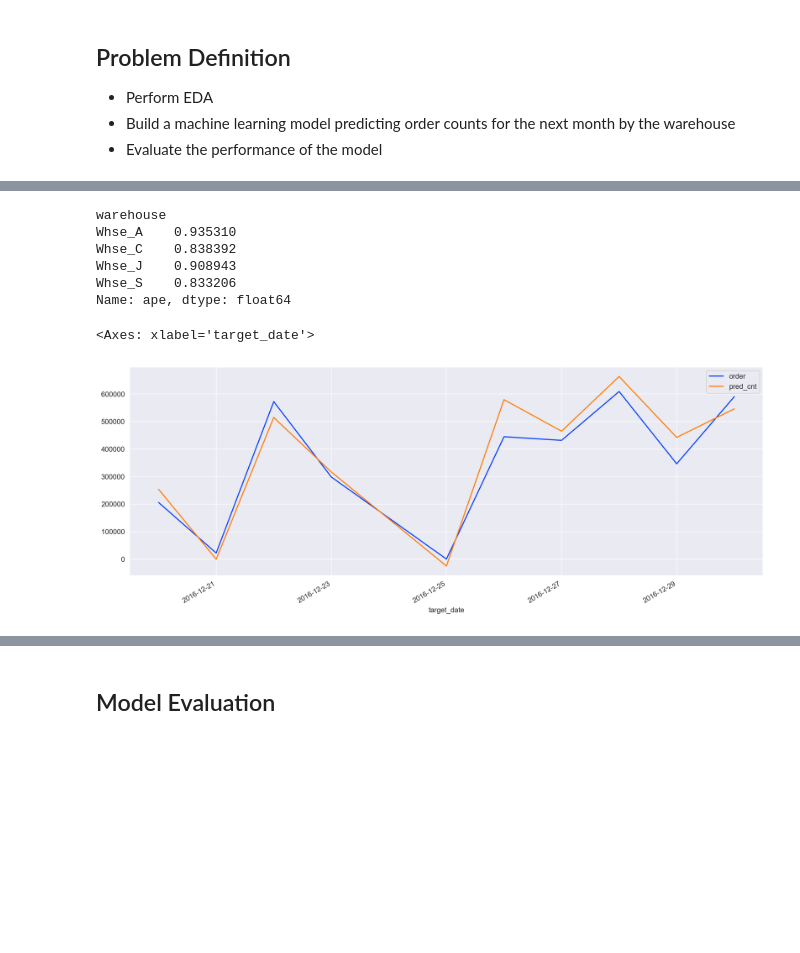
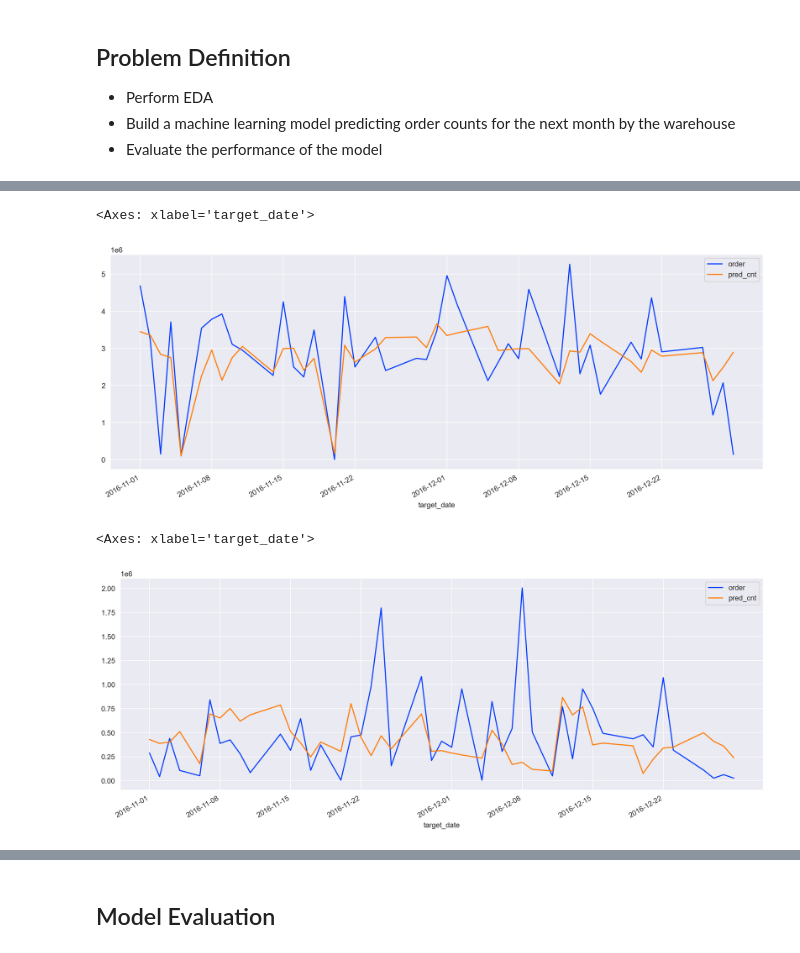
Before and after one commit to songhunhwa1/DS_demand_forecast, a Jupyter notebook: Forecast_Product_Demand/Modeling.ipynb, the cells around one changed output, grey strips where cells are left out. Saved outputs shown, nothing was run; the diff lists cells and outputs as text; code cells hidden in the pictures; blank space fills up the shorter version.

```diff
--- a/Forecast_Product_Demand/Modeling.ipynb
+++ b/Forecast_Product_Demand/Modeling.ipynb
@@ -245,4 +309,3 @@ SyntaxError: expected 'except' or 'finally' block (986440355.py, line 171)
 # %%
-self = OrderPredictByCenter()
-pred_res = self.process()
+df, pred_res = self.process()
 # %% [output]
@@ -269,14 +318,10 @@ pred_res
-# %%
-pred_res.groupby("warehouse").ape.median()
-# %% [output]
-warehouse
-Whse_A    0.935310
-Whse_C    0.838392
-Whse_J    0.908943
-Whse_S    0.833206
-Name: ape, dtype: float64
 # %%
-pred_res.query("warehouse == 'Whse_S'")[['order','pred_cnt']].plot(figsize=(16,6))
+pred_res.query("warehouse == 'Whse_J'")[['order','pred_cnt']].plot(figsize=(16,6))
 # %% [output]
 <Axes: xlabel='target_date'>
-[figure, old version]
+[figure, new version]
+# %%
+pred_res.query("warehouse == 'Whse_C'")[['order','pred_cnt']].plot(figsize=(16,6))
+# %% [output]
+<Axes: xlabel='target_date'>
+[figure, added]
```
Also changed, not shown: parts of 8 cells of this notebook.
